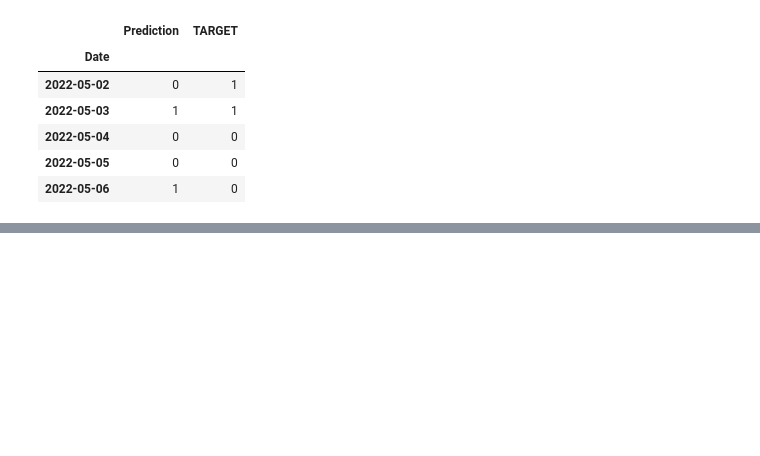
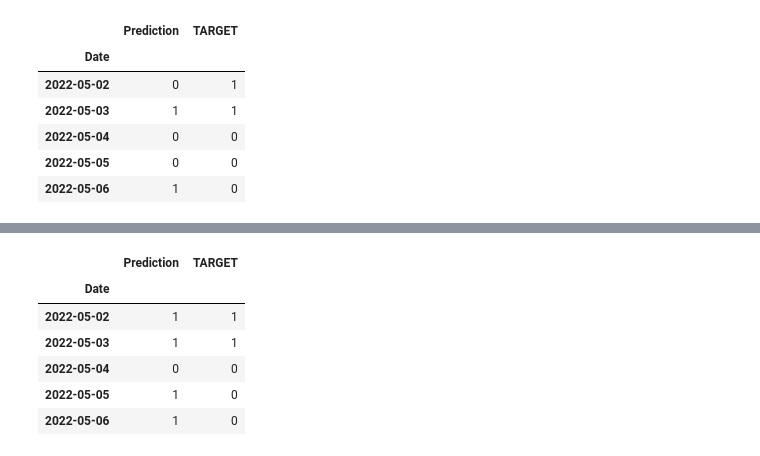
Before and after one commit to lgarnov19/TFM_Prediccion_SP500, a Jupyter notebook: TFM_Advanced_ML_RF_FINAL.ipynb, the cells around one changed output, grey strips where cells are left out. Cells and saved outputs as stored; diff of their text form; code cells hidden in the pictures; blank space fills up the shorter version.

```diff
--- a/TFM_Advanced_ML_RF_FINAL.ipynb
+++ b/TFM_Advanced_ML_RF_FINAL.ipynb
@@ -983,12 +987,15 @@ A través de la optimización bayesiana, estos parámetros se ajustan de manera
 # %%
 # Definir las variables independientes X y la variable dependiente Y
 
+# sin opcion de balancear los peses
 #importancia variables: 'DEXUSEU','DEXMXUS','GVZCLS','RSI_10','Williams_%R','Daily Returns','DAAA_daily_change','DBAA_daily_change','BAMLH0A3HYC_daily_change','T10Y3M_daily_change','T5YIE_daily_change','DEXUSEU_daily_change','DEXCHUS_daily_change','DEXCAUS_daily_change','DEXMXUS_daily_change','VIXCLS_daily_change','GVZCLS_daily_change','Lag 1_Returns','Lag 2_Returns'
+# No sueo Volume porque el accuracy es 0.51, mientras si lo quito es 0.53
+
+#Balanceando los pesos
+#['High','BAMLHE00EHYIOAS', 'DEXUSEU', 'DEXCHUS', 'Stochastic_%K','RSI_20', 'RSI_10', 'Daily Returns', 'DAAA_daily_change', 'BAMLH0A3HYC_daily_change', 'T10Y3M_daily_change', 'DEXUSEU_daily_change', 'DEXCHUS_daily_change', 'DEXCAUS_daily_change', 'DEXMXUS_daily_change','VIXCLS_daily_change', 'GVZCLS_daily_change', 'oil_daily_changes','Lag 1_Returns', 'Lag 2_Returns']
 
 # Definir las columnas que queremos seleccionar
-selected_columns = [
-    'DEXUSEU','DEXMXUS','GVZCLS','RSI_10','Williams_%R','Daily Returns','DAAA_daily_change','DBAA_daily_change','BAMLH0A3HYC_daily_change','T10Y3M_daily_change','T5YIE_daily_change','DEXUSEU_daily_change','DEXCHUS_daily_change','DEXCAUS_daily_change','DEXMXUS_daily_change','VIXCLS_daily_change','GVZCLS_daily_change','Lag 1_Returns','Lag 2_Returns'
-]
+selected_columns = ['DEXUSEU','DEXMXUS','GVZCLS','RSI_10','Williams_%R','Daily Returns','DAAA_daily_change','DBAA_daily_change','BAMLH0A3HYC_daily_change','T10Y3M_daily_change','T5YIE_daily_change','DEXUSEU_daily_change','DEXCHUS_daily_change','DEXCAUS_daily_change','DEXMXUS_daily_change','VIXCLS_daily_change','GVZCLS_daily_change','Lag 1_Returns','Lag 2_Returns']
 
 
 
@@ -1157,0 +1210,3 @@ result_RF_opt.to_csv(nombre_archivo_RF_opt, index=True)
+# %%
+Y_pred_RF_new_df=pd.DataFrame(Y_pred_RF_new, columns=['Prediction'], index=Y_test_RF_new.index)
+Y_pred_RF_new_df.head()
@@ -1157,0 +1221,11 @@ result_RF_opt.to_csv(nombre_archivo_RF_opt, index=True)
+# %%
+result_RF_20VAR = pd.merge(Y_pred_RF_new_df, Y_test_RF_new, how='left', left_index=True, right_index=True)
+result_RF_20VAR.head()
+# %% [output]
+|  | Prediction | TARGET |
+| Date |  |  |
+| 2022-05-02 | 1 | 1 |
+| 2022-05-03 | 1 | 1 |
+| 2022-05-04 | 0 | 0 |
+| 2022-05-05 | 1 | 0 |
+| 2022-05-06 | 1 | 0 |
```
Also changed, not shown: parts of 12 cells of this notebook.
